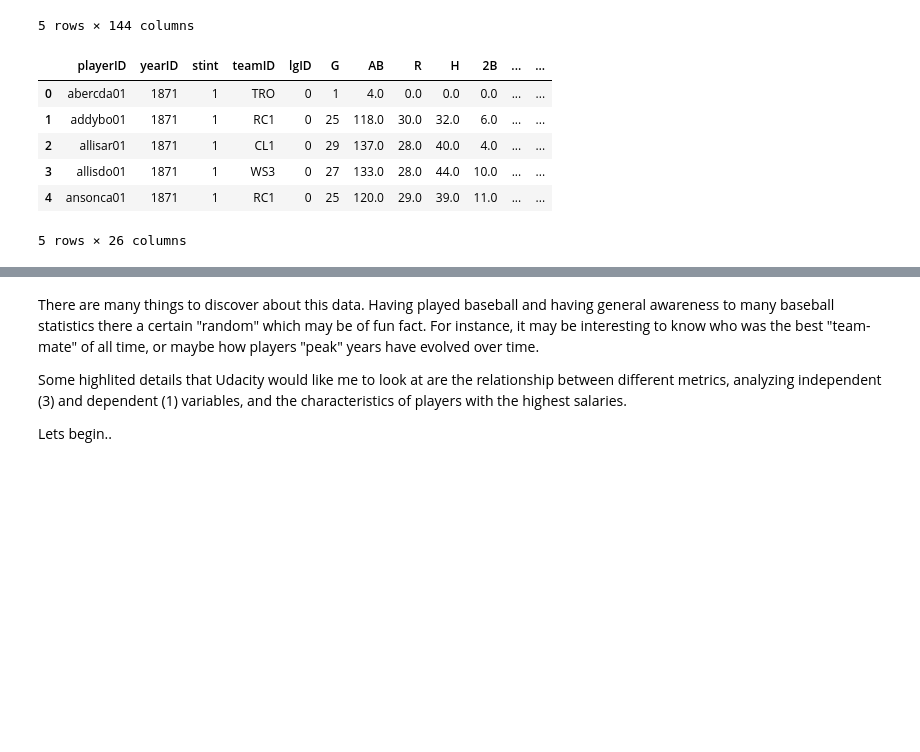
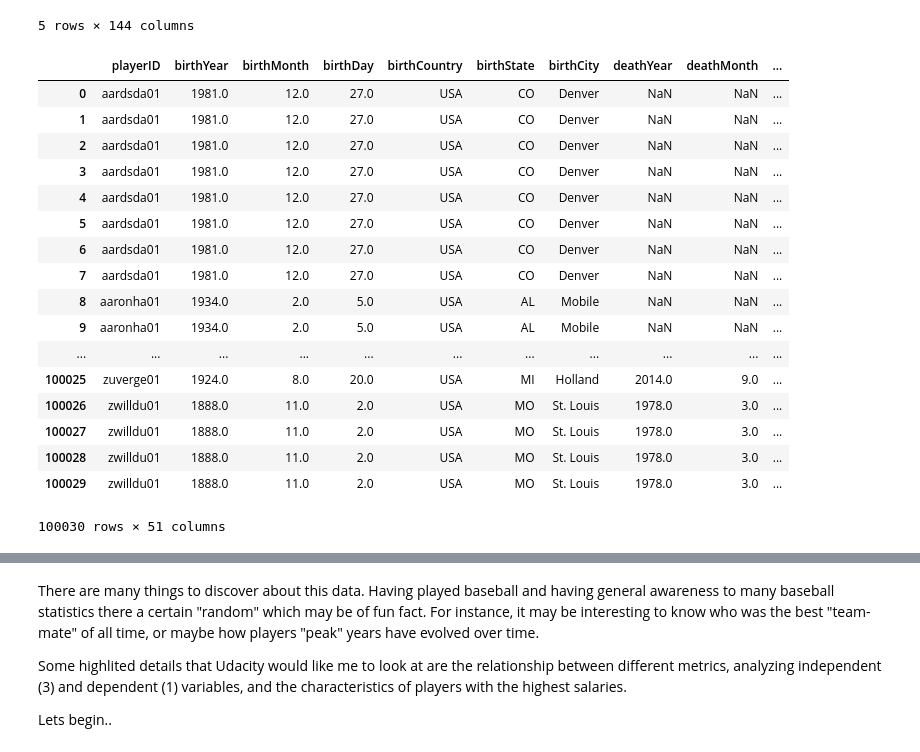
Before and after one commit to garrettbusch15/P2-Baseball-Analysis-Project, a Jupyter notebook: P2 Project Baseball.ipynb, the cells around one changed output, grey strips where cells are left out. Drawn from its saved outputs; the diff is of its cells as text; code cells hidden in the pictures; blank space fills up the shorter version.

```diff
--- a/P2 Project Baseball.ipynb
+++ b/P2 Project Baseball.ipynb
@@ -59,10 +59,17 @@ fileMaster.head(5)
 | 4 | abadan01 | 1972.0 | 8.0 | 25.0 | USA | FL | Palm Beach | NaN | NaN | ... |
 5 rows × 26 columns
 # %%
+def c_num(s):
+    try:
+        return float(s)
+    except Exception:
+        return 0
 def f_Avg(AB, H):
     return round(H / AB,3)
-def f_Obp(H,BB,IBB,HBP,SF, AB):
-    return round((H + BB + IBB) / (AB + BB + HBP + SF),3)
+def f_Obp(H,BB,IBB,HBP,SF,AB):
+    n = (H + BB + HBP)
+    d = (AB + BB + HBP + SF)
+    return round(n / d,3)
 def f_Slug(H, Dbl, Trpl, HR, AB):
     return round(((H - Dbl - Trpl - HR) + (Dbl * 2) + (Trpl * 3) + (HR * 4)) / AB,3)
 # %%
@@ -115,3 +122,6 @@ def season_offense_summary(year):
     dicSum['lgOps+'] = dicSum['lgObp'] + dicSum['lgSlug']
 
     return dicSum
+# %%
+def create_teammate_relations(Ldf, Rdf):
+    return pd.merge(Ldf, Rdf, on='playerID', how='outer')
@@ -126,3 +146,25 @@ stat_summary.head(5)
 | 3B | 239.0000 | 139.0000 | 208.0000 | 194.0000 | 273.0000 | 181.0000 | 204.0000 | 132.0000 | 317.0000 | 328.0000 | ... | ... |
 | 3B_AB | 0.0221 | 0.0089 | 0.0123 | 0.0102 | 0.0102 | 0.0090 | 0.0149 | 0.0097 | 0.0131 | 0.0135 | ... | ... |
 5 rows × 144 columns
+# %%
+x = create_teammate_relations(fileMaster,fileBatting)
+x
+# %% [output]
+|  | playerID | birthYear | birthMonth | birthDay | birthCountry | birthState | birthCity | deathYear | deathMonth | ... |
+| 0 | aardsda01 | 1981.0 | 12.0 | 27.0 | USA | CO | Denver | NaN | NaN | ... |
+| 1 | aardsda01 | 1981.0 | 12.0 | 27.0 | USA | CO | Denver | NaN | NaN | ... |
+| 2 | aardsda01 | 1981.0 | 12.0 | 27.0 | USA | CO | Denver | NaN | NaN | ... |
+| 3 | aardsda01 | 1981.0 | 12.0 | 27.0 | USA | CO | Denver | NaN | NaN | ... |
+| 4 | aardsda01 | 1981.0 | 12.0 | 27.0 | USA | CO | Denver | NaN | NaN | ... |
+| 5 | aardsda01 | 1981.0 | 12.0 | 27.0 | USA | CO | Denver | NaN | NaN | ... |
+| 6 | aardsda01 | 1981.0 | 12.0 | 27.0 | USA | CO | Denver | NaN | NaN | ... |
+| 7 | aardsda01 | 1981.0 | 12.0 | 27.0 | USA | CO | Denver | NaN | NaN | ... |
+| 8 | aaronha01 | 1934.0 | 2.0 | 5.0 | USA | AL | Mobile | NaN | NaN | ... |
+| 9 | aaronha01 | 1934.0 | 2.0 | 5.0 | USA | AL | Mobile | NaN | NaN | ... |
+| ... | ... | ... | ... | ... | ... | ... | ... | ... | ... | ... |
+| 100025 | zuverge01 | 1924.0 | 8.0 | 20.0 | USA | MI | Holland | 2014.0 | 9.0 | ... |
+| 100026 | zwilldu01 | 1888.0 | 11.0 | 2.0 | USA | MO | St. Louis | 1978.0 | 3.0 | ... |
+| 100027 | zwilldu01 | 1888.0 | 11.0 | 2.0 | USA | MO | St. Louis | 1978.0 | 3.0 | ... |
+| 100028 | zwilldu01 | 1888.0 | 11.0 | 2.0 | USA | MO | St. Louis | 1978.0 | 3.0 | ... |
+| 100029 | zwilldu01 | 1888.0 | 11.0 | 2.0 | USA | MO | St. Louis | 1978.0 | 3.0 | ... |
+100030 rows × 51 columns
@@ -129,12 +183,4 @@ stat_summary.head(5)
 # %%
 fileBatting.head(5)
-# %% [output]
-|  | playerID | yearID | stint | teamID | lgID | G | AB | R | H | 2B | ... | ... |
-| 0 | abercda01 | 1871 | 1 | TRO | 0 | 1 | 4.0 | 0.0 | 0.0 | 0.0 | ... | ... |
-| 1 | addybo01 | 1871 | 1 | RC1 | 0 | 25 | 118.0 | 30.0 | 32.0 | 6.0 | ... | ... |
-| 2 | allisar01 | 1871 | 1 | CL1 | 0 | 29 | 137.0 | 28.0 | 40.0 | 4.0 | ... | ... |
-| 3 | allisdo01 | 1871 | 1 | WS3 | 0 | 27 | 133.0 | 28.0 | 44.0 | 10.0 | ... | ... |
-| 4 | ansonca01 | 1871 | 1 | RC1 | 0 | 25 | 120.0 | 29.0 | 39.0 | 11.0 | ... | ... |
-5 rows × 26 columns
 # %%
 filePitching.head(5)
```
Also changed, not shown: parts of 19 cells of this notebook.
